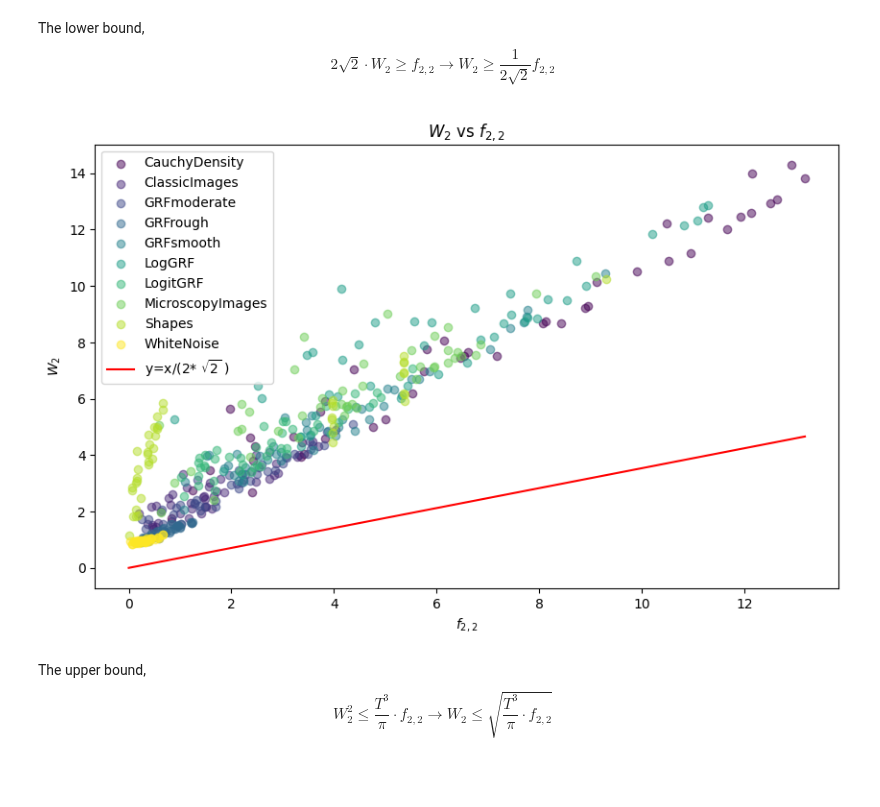
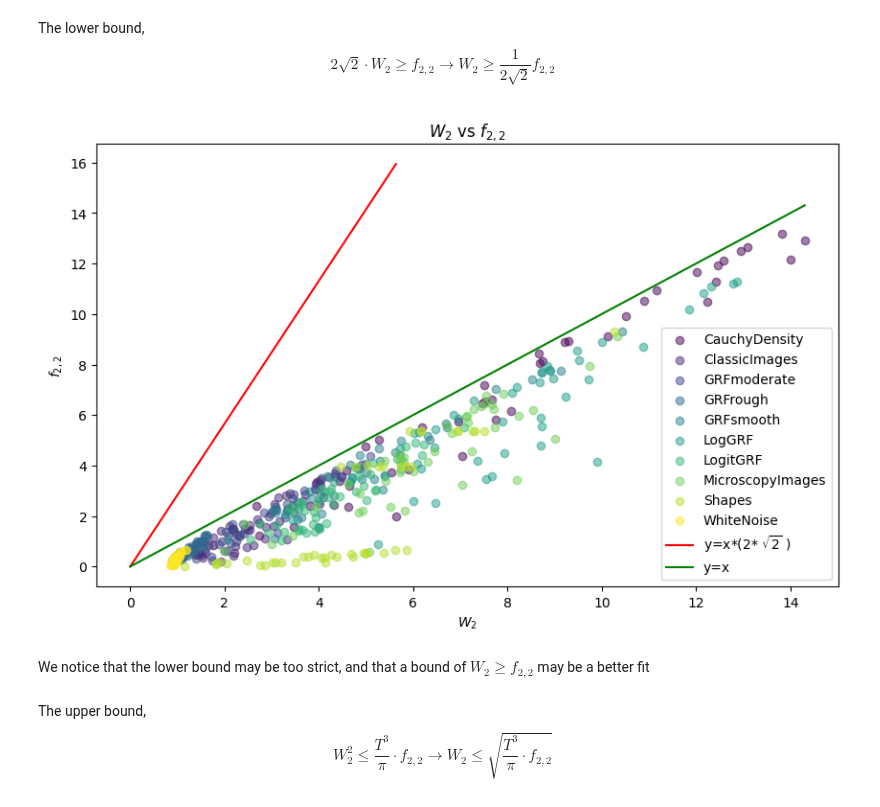
Before and after one commit to warik21/Thesis, a Jupyter notebook: notebooks/Exploring_DFT.ipynb, the cells around one changed output. Saved outputs shown, nothing was run; the diff lists cells and outputs as text; code cells hidden in the pictures; blank space fills up the shorter version.

Commit message:
Going over different noise and SNR values, performing thorough EDA.

```diff
--- a/notebooks/Exploring_DFT.ipynb
+++ b/notebooks/Exploring_DFT.ipynb
@@ -54,6 +121,7 @@ pfm_values_normal = []
 pfm_values_shifted = []
 w_values = []
 T = 2 * np.pi
+cost_matrix_l2 = calculate_costs((resolution, resolution), distance_metric = 'L2')
 
 for category in category_names:
     category_dir = os.path.join(full_path, category)
@@ -98,19 +166,22 @@ $$
 # %%
 plt.figure(figsize=(10, 6))
 colors = plt.cm.viridis(np.linspace(0, 1, 10))  # 10 distinct colors
 for i in range(10):  # 10 groups of 45 samples each
     start = i * 45
     end = (i + 1) * 45
-    plt.scatter(pfm_values_normal[start:end], w_values[start:end], color=colors[i], alpha=0.5, label=f'{category_names[i]}')
-x = np.linspace(0, np.max(pfm_values_normal), 100)
-plt.plot(x, x / (2 * np.sqrt(2)), color='red', label='y=x/(2* $\sqrt{2}$ )')
+    plt.scatter(w_values[start:end], pfm_values_normal[start:end], color=colors[i], alpha=0.5, label=f'{category_names[i]}')
+x = np.linspace(0, np.max(w_values), 100)
+plt.plot(x[:40], x[:40] * (2 * np.sqrt(2)), color='red', label='y=x*(2* $\sqrt{2}$ )')
+plt.plot(x, x, color='green', label='y=x')
 plt.title('$W_2$ vs $f_{2,2}$')
-plt.xlabel('$f_{2,2}$')
-plt.ylabel('$W_2$')
+plt.ylabel('$f_{2,2}$')
+plt.xlabel('$W_2$')
 plt.legend()
 plt.show()
 # %% [output]
-[figure, old version]
+[figure, new version]
+# %% [markdown]
+We notice that the lower bound may be too strict, and that a bound of $W_2 \ge f_{2,2}$ may be a better fit
 # %% [markdown]
 The upper bound,
 $$
```
Also changed, not shown: parts of 9 cells of this notebook, 8 other files.
